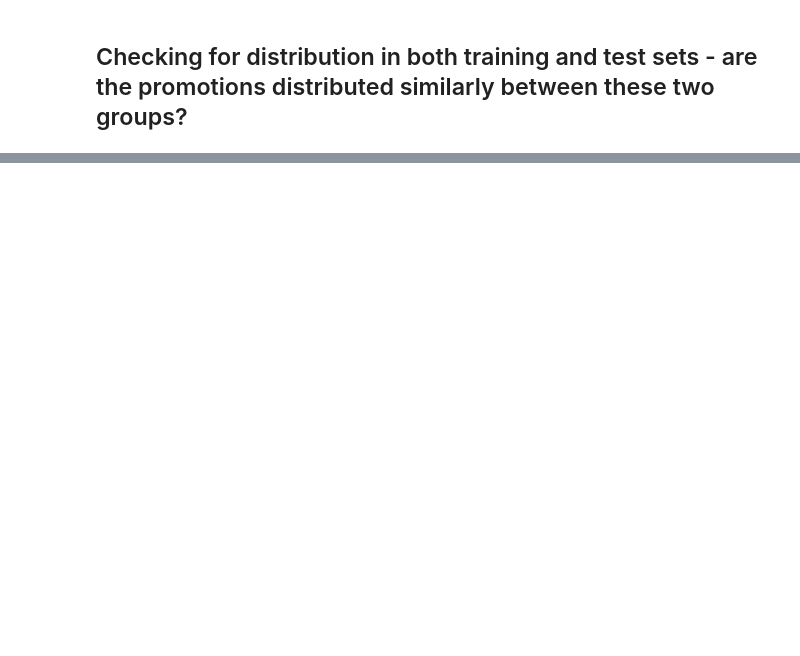
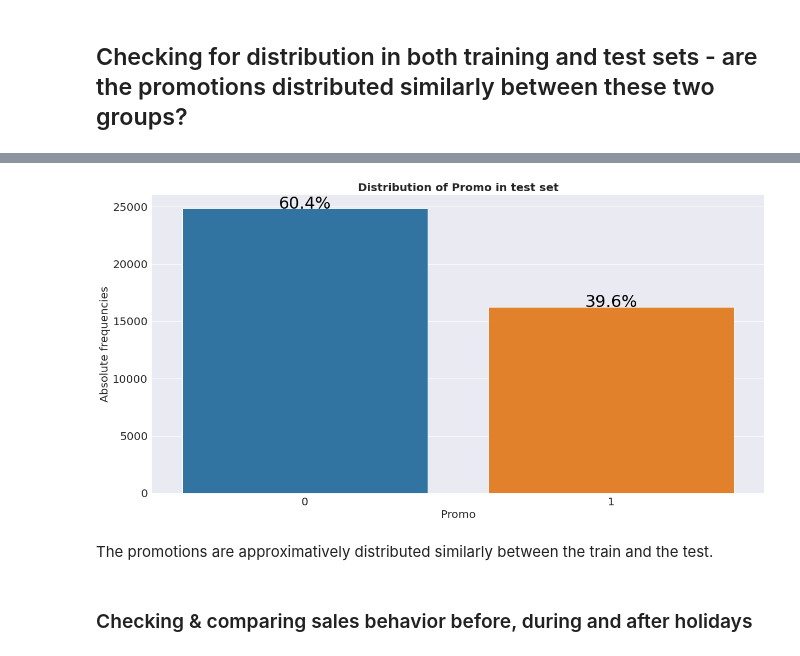
Before and after one commit to Josias-Ounsinli/Pharmaceutical-Sales-Prediction, a Jupyter notebook: notebooks/Exploration.ipynb, the cells around one changed output, grey strips where cells are left out. Saved outputs shown, nothing was run; the diff lists cells and outputs as text; code cells hidden in the pictures; blank space fills up the shorter version.

```diff
--- a/notebooks/Exploration.ipynb
+++ b/notebooks/Exploration.ipynb
@@ -409,0 +404,9 @@ dtype: float64
+# %%
+plots.plot_count(test, 'Promo', 'test')
+plt.savefig('../images/Promo dist in test.png')
+# %% [output]
+[figure, added]
+# %% [markdown]
+The promotions are approximatively distributed similarly between the train and the test.
+# %% [markdown]
+### Checking & comparing sales behavior before, during and after holidays
```
Also changed, not shown: parts of 55 cells of this notebook, 25 other files.
